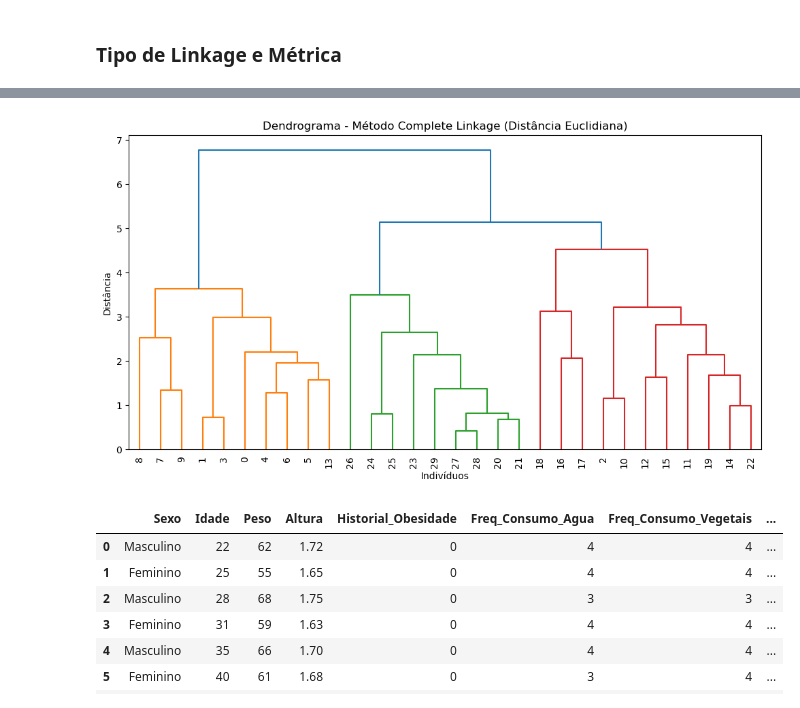
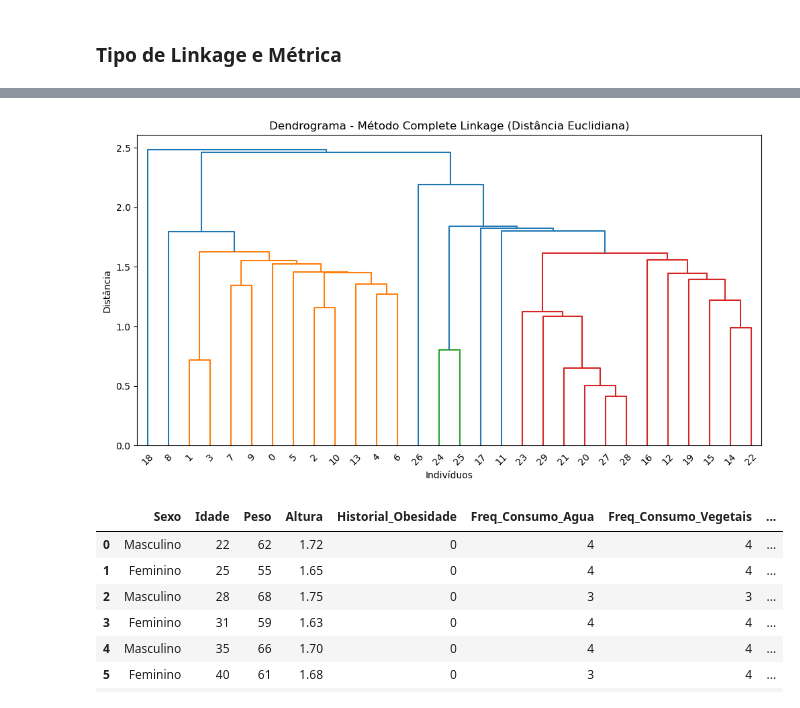
Before and after one commit to Rodrigo-Pinto22/Cluster-Analysis-Obesity-Level, a Jupyter notebook: Cluster_Analysis_Simu.ipynb, the cells around one changed output, grey strips where cells are left out. Cells and saved outputs as stored; diff of their text form; code cells hidden in the pictures.

Commit message:
Iterations for Methods and Metrics

```diff
--- a/Cluster_Analysis_Simu.ipynb
+++ b/Cluster_Analysis_Simu.ipynb
@@ -165,4 +165,4 @@ X_scaled = scaler.fit_transform(X)
 # %% [markdown]
 ### Tipo de Linkage e Métrica
 # %%
-Z = linkage(X_scaled, method='complete', metric='euclidean')
+Z = linkage(X_scaled, method='single', metric='euclidean')
@@ -169,13 +189,13 @@ Z = linkage(X_scaled, method='complete', metric='euclidean')
 # %%
 plt.figure(figsize=(12, 6))
 plt.title("Dendrograma - Método Complete Linkage (Distância Euclidiana)")
 plt.xlabel("Indivíduos")
 plt.ylabel("Distância")
 
-dendrogram(Z, leaf_rotation=90, leaf_font_size=10)
+dendrogram(Z)
 plt.show()
 # %% [output]
-[figure, old version]
+[figure, new version]
 # %%
 from scipy.cluster.hierarchy import fcluster
 
```
Also changed, not shown: parts of 12 cells of this notebook.
